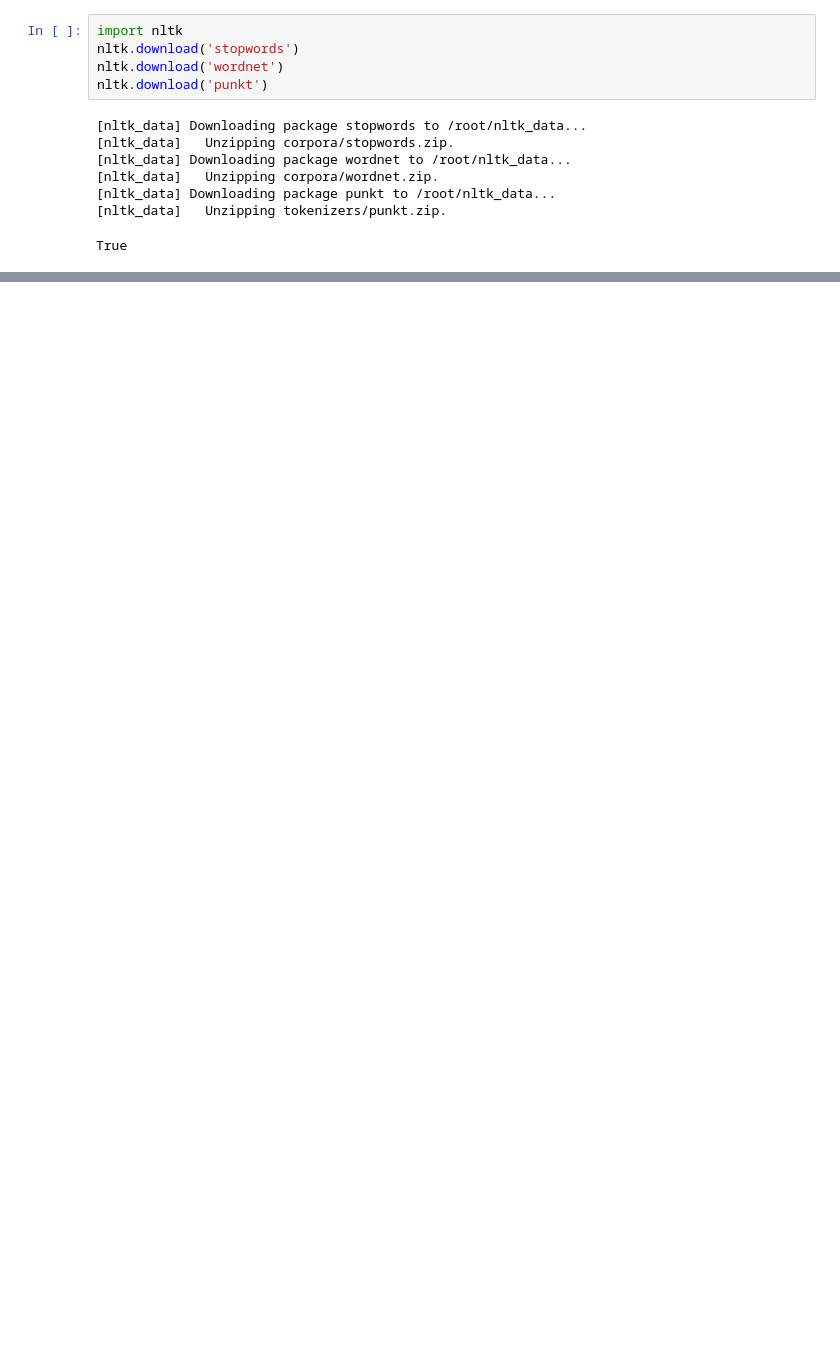
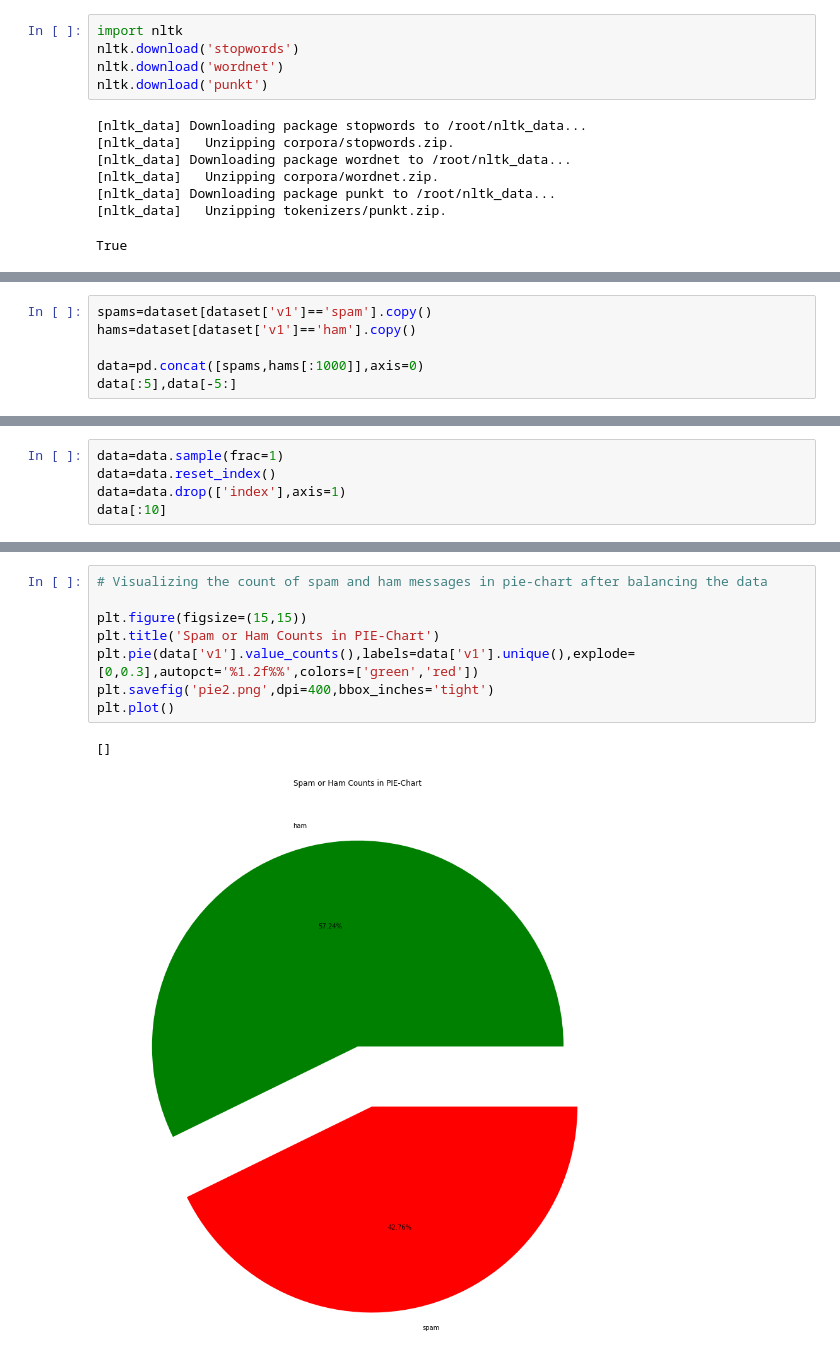
Before and after one commit to bridgecrew-perf7/Spam-Classification-with-Deployment, a Jupyter notebook: Spam_Classifier.ipynb, the cells around one changed output, grey strips where cells are left out. Saved outputs shown, nothing was run; the diff lists cells and outputs as text; blank space fills up the shorter version.

```diff
--- a/Spam_Classifier.ipynb
+++ b/Spam_Classifier.ipynb
@@ -125,0 +97,6 @@ joblib.dump(cv,'countvector.pkl')
+# %%
+spams=dataset[dataset['v1']=='spam'].copy()
+hams=dataset[dataset['v1']=='ham'].copy()
+
+data=pd.concat([spams,hams[:1000]],axis=0)
+data[:5],data[-5:]
@@ -125,0 +116,5 @@ joblib.dump(cv,'countvector.pkl')
+# %%
+data=data.sample(frac=1)
+data=data.reset_index()
+data=data.drop(['index'],axis=1)
+data[:10]
@@ -125,0 +133,11 @@ joblib.dump(cv,'countvector.pkl')
+# %%
+# Visualizing the count of spam and ham messages in pie-chart after balancing the data
+
+plt.figure(figsize=(15,15))
+plt.title('Spam or Ham Counts in PIE-Chart')
+plt.pie(data['v1'].value_counts(),labels=data['v1'].unique(),explode=[0,0.3],autopct='%1.2f%%',colors=['green','red'])
+plt.savefig('pie2.png',dpi=400,bbox_inches='tight')
+plt.plot()
+# %% [output]
+[]
+[figure, added]
```
Also changed, not shown: parts of 55 cells of this notebook.
